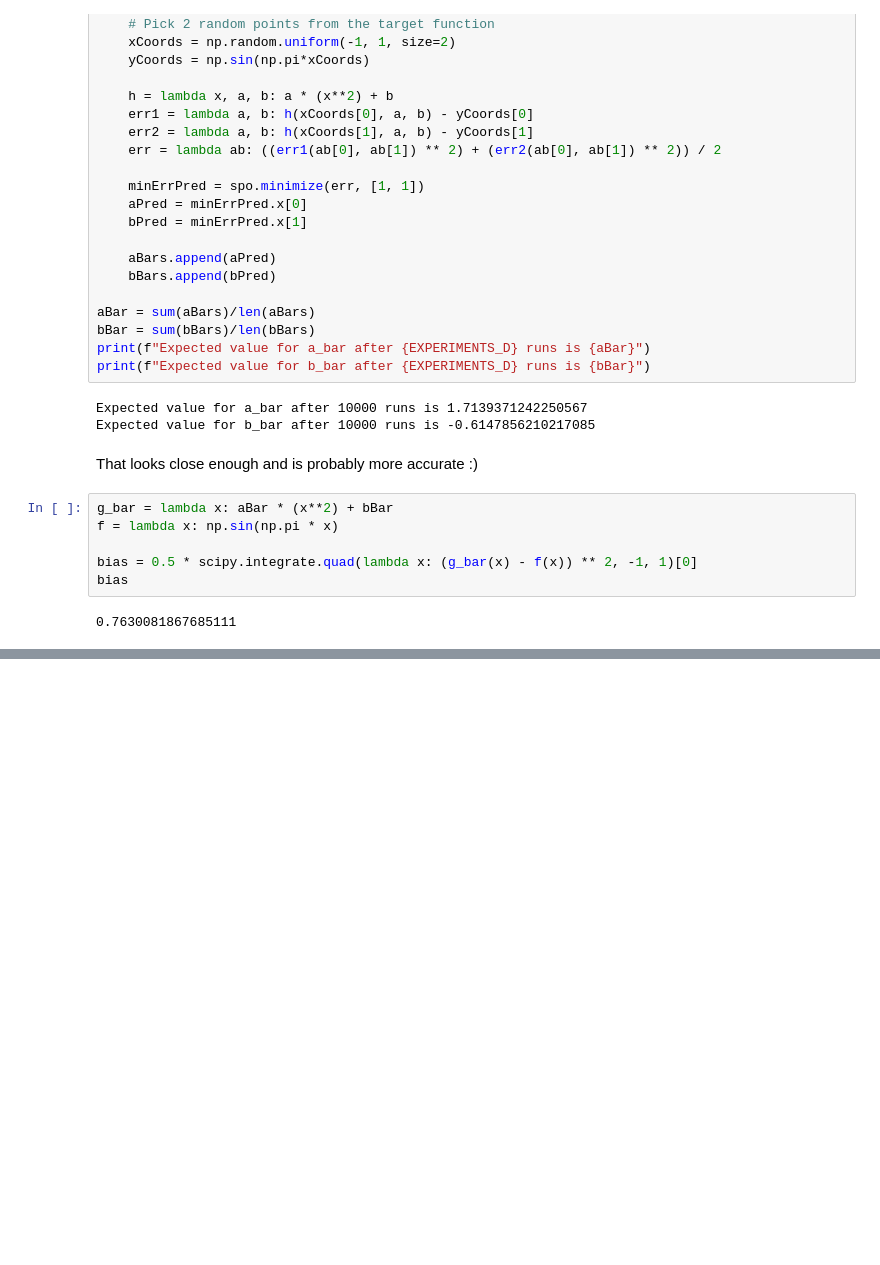
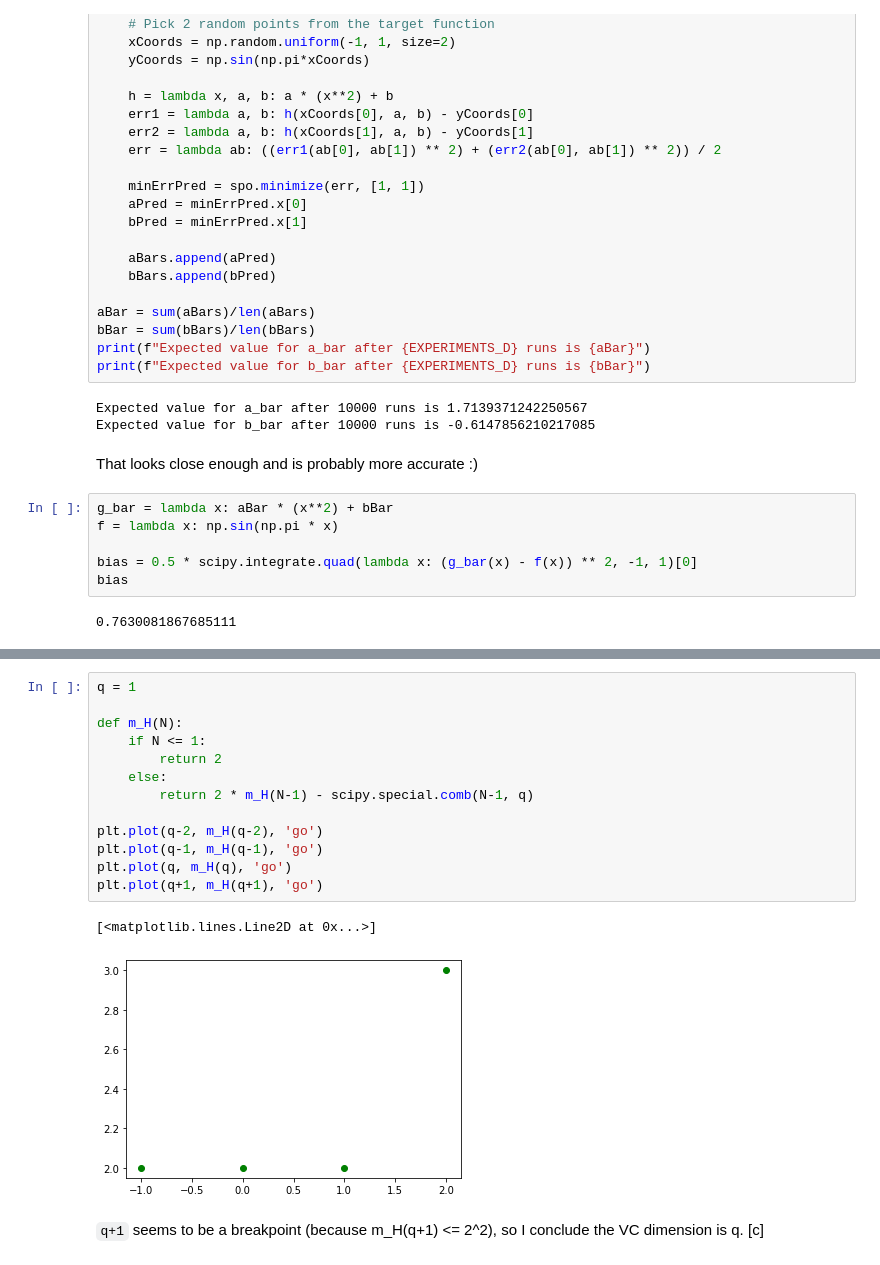
Before and after one commit to workflow/caltech-machine-learning-homework, a Jupyter notebook: HW4.ipynb, the cells around one changed output, grey strips where cells are left out. Drawn from its saved outputs; the diff is of its cells as text; blank space fills up the shorter version.

```diff
--- a/HW4.ipynb
+++ b/HW4.ipynb
@@ -872,0 +877,18 @@ bias
+# %%
+q = 1
+
+def m_H(N):
+    if N <= 1:
+        return 2
+    else:
+        return 2 * m_H(N-1) - scipy.special.comb(N-1, q)
+
+plt.plot(q-2, m_H(q-2), 'go')
+plt.plot(q-1, m_H(q-1), 'go')
+plt.plot(q, m_H(q), 'go')
+plt.plot(q+1, m_H(q+1), 'go')
+# %% [output]
+[<matplotlib.lines.Line2D at 0x...>]
+[figure, added]
+# %% [markdown]
+`q+1` seems to be a breakpoint (because m_H(q+1) <= 2^2), so I conclude the VC dimension is q. [c]
```
Also changed, not shown: parts of 17 cells of this notebook, 4 other files.
